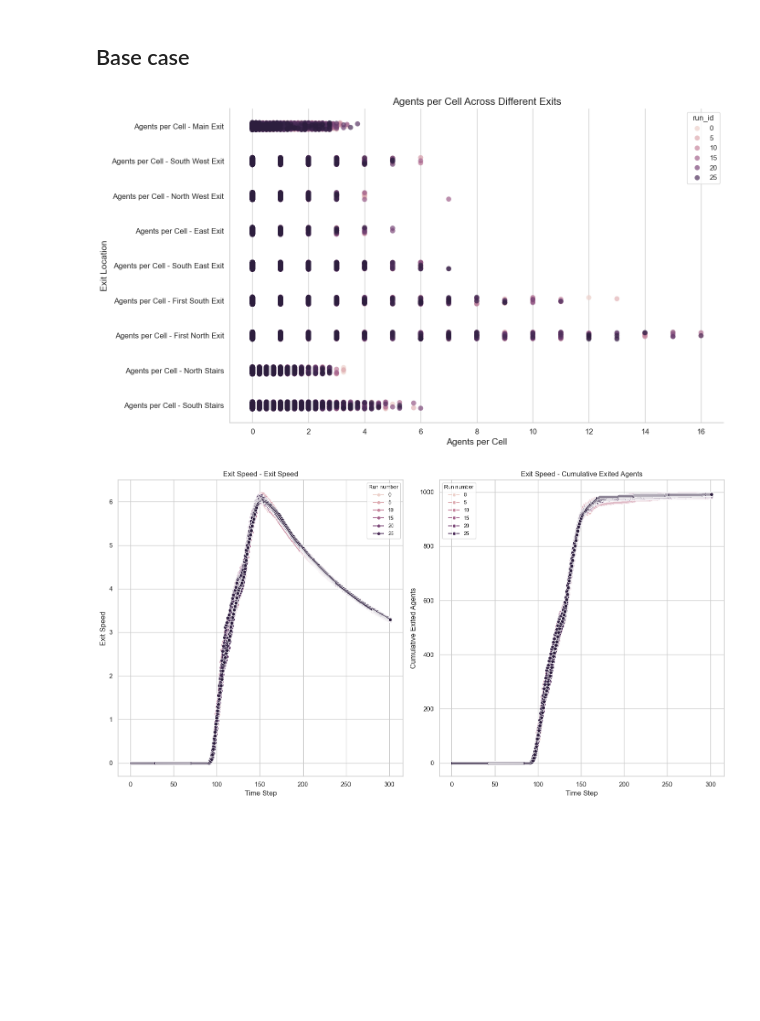
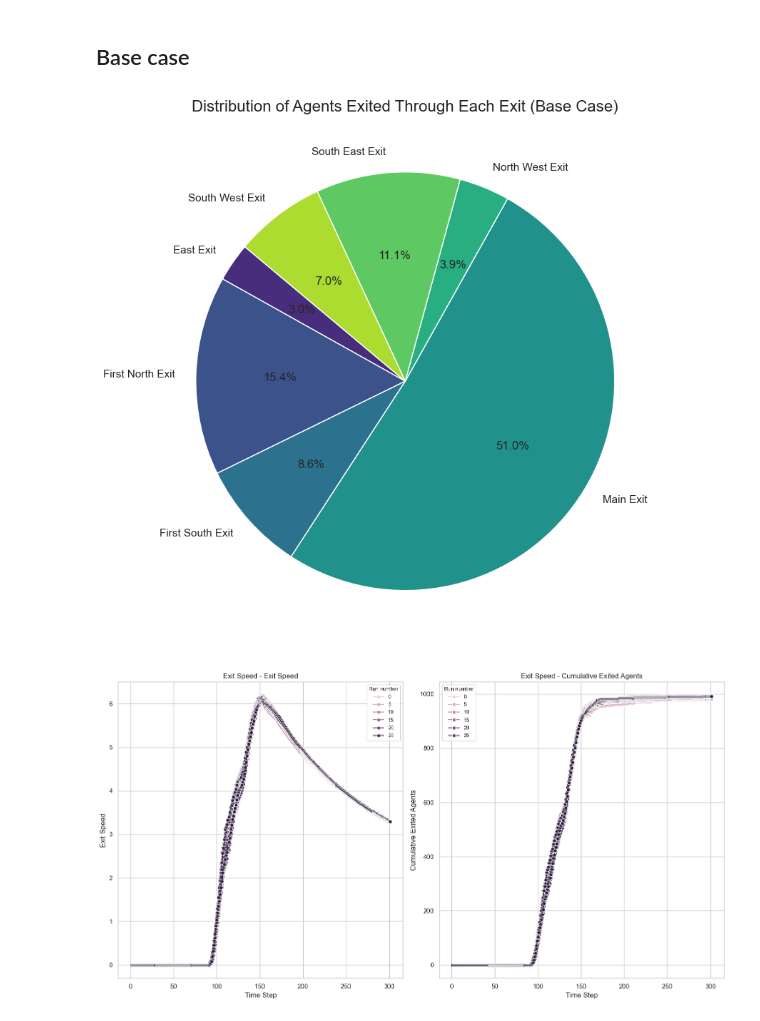
Before and after one commit to Pepijn2001/ABM_SEN1211, a Jupyter notebook: results_analysis.ipynb, the cells around one changed output. Drawn from its saved outputs; the diff is of its cells as text; code cells hidden in the pictures; blank space fills up the shorter version.

```diff
--- a/results_analysis.ipynb
+++ b/results_analysis.ipynb
@@ -184,4 +170,3 @@ plt.show()
 # %%
 df = pd.read_csv('./data/model_data_basecase.csv')
 df['timestep'] = df.groupby(['run_id']).cumcount() + 1
-df['Exit Speed'] = df['Cumulative Exited Agents'] / df['timestep']
@@ -188,64 +243,28 @@ df['Exit Speed'] = df['Cumulative Exited Agents'] / df['timestep']
 # %%
-import pandas as pd
-import seaborn as sns
-import matplotlib.pyplot as plt
+df_piechart = final_aggregated_pivot.copy()
 
-# 1. Prepare the DataFrame
-df_base_case = df.copy()
+# Melt the DataFrame to long format for easier plotting
+melted_df = df_piechart.melt(id_vars=['scenario_id', 'Max Exited Agents'],
+                               var_name='Exit',
+                               value_name='Mean_Percentage_Agents_Exited')
 
-# 2. Define the variables to plot
-variables_to_plot = [
-    "Agents per Cell - Main Exit",
-    "Agents per Cell - South West Exit",
-    "Agents per Cell - North West Exit",
-    "Agents per Cell - East Exit",
-    "Agents per Cell - South East Exit",
-    "Agents per Cell - First South Exit",
-    "Agents per Cell - First North Exit",
-    "Agents per Cell - North Stairs",
-    "Agents per Cell - South Stairs"
-]
+# Data for pie chart (exclude 'Max Exited Agents')
+pie_data = melted_df[melted_df['Exit'] != 'Max Exited Agents']
 
-# 3. Transform the DataFrame to long-form
-df_melted = df_base_case.melt(
-    id_vars = 'run_id',
-    value_vars=variables_to_plot,
-    var_name='Exit Location',
-    value_name='Agents per Cell'
-)
+# Plotting the pie chart
+plt.figure(figsize=(8, 8))
+plt.pie(pie_data['Mean_Percentage_Agents_Exited'],
+        labels=pie_data['Exit'],
+        autopct='%1.1f%%',
+        startangle=140,
+        colors=sns.color_palette('viridis', len(pie_data)))
 
-# 4. Set the aesthetic style of the plots
-sns.set(style="whitegrid")
-
-# 5. Initialize the matplotlib figure
-plt.figure(figsize=(14, 8))
-
-# 6. Create the stripplot
-ax = sns.stripplot(
-    data=df_melted,
-    y='Exit Location',
-    x='Agents per Cell',
-    hue='run_id',
-    alpha=0.7,
-    jitter=True,
-    size=8
-)
-
-# 7. Customize the plot
-plt.title('Agents per Cell Across Different Exits', fontsize=16)
-plt.xlabel('Agents per Cell', fontsize=14)
-plt.ylabel('Exit Location', fontsize=14)
-plt.xticks(fontsize=12)
-plt.yticks(fontsize=12)
-
-# 8. Remove the top and right spines for a cleaner look
-sns.despine()
-
-# 9. Optimize layout and display
+plt.title('Distribution of Agents Exited Through Each Exit (Base Case)', fontsize=16)
+plt.axis('equal')  # Equal aspect ratio ensures that pie is drawn as a circle.
 plt.tight_layout()
 plt.show()
 # %% [output]
-[figure, old version]
+[figure, new version]
 # %%
 # Get unique parameters
 parameters = ['Exit Speed', 'Cumulative Exited Agents']
```
Also changed, not shown: parts of 9 cells of this notebook, 2 other files.
